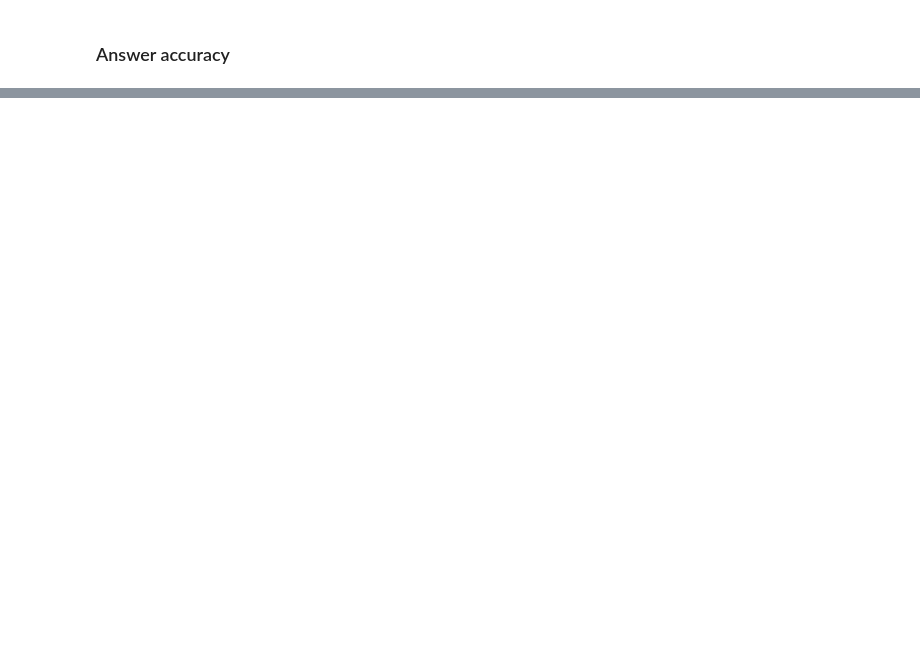
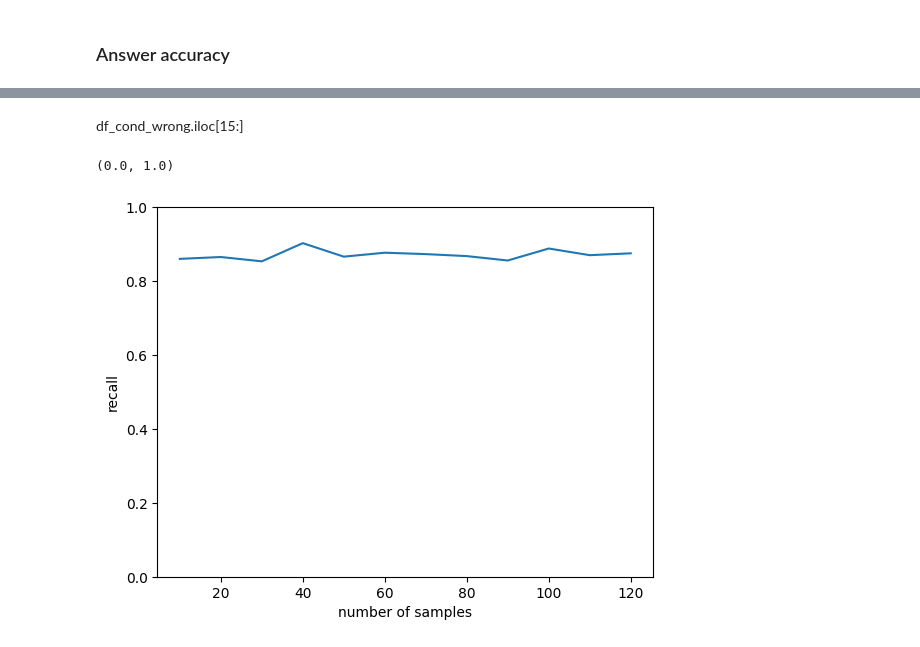
Before and after one commit to National-Zoning-Atlas/zoning-gpt, a Jupyter notebook: eeshakhanna/eval_diagnose.ipynb, the cells around one changed output, grey strips where cells are left out. Saved outputs shown, nothing was run; the diff lists cells and outputs as text; code cells hidden in the pictures; blank space fills up the shorter version.

```diff
--- a/eeshakhanna/eval_diagnose.ipynb
+++ b/eeshakhanna/eval_diagnose.ipynb
@@ -183,0 +225,45 @@ df_inc[df_inc["correct_page_searched"]]
+# %% [markdown]
+df_cond_wrong.iloc[15:]
+# %%
+df = pd.read_csv('../data/results/eval_gpt-4.csv')
+term = 'min_lot_size'
+df = df[df['term'] == term]
+# %%
+# recall
+df_recall = df.groupby(by=['town', 'district']).agg({"correct_page_searched": "sum"}).reset_index()
+df_recall["correct_search"] = df_recall["correct_page_searched"].apply(lambda x: 1 if x > 0 else 0)
+
+# acc
+df_acc = df.groupby(by=['town', 'district']).agg({"correct_answer": "sum"}).reset_index()
+df_acc["correct_acc"] = df_acc["correct_answer"].apply(lambda x: 1 if x > 0 else 0)
+# %%
+df_sample = df_recall.copy()
+df_sample["correct_acc"] = df_acc["correct_acc"]
+# %%
+n_all = [10, 20, 30, 40, 50, 60, 70, 80, 90, 100, 110, 120]
+
+recalls = []
+accs = []
+
+avg_over = 10
+
+for n in n_all:
+    total_recall = 0
+    total_accs = 0
+    for i in range(avg_over):
+        sample = df_sample.sample(n=n, replace=False)
+        sample_recall = sample['correct_search'].sum() / n
+        sample_acc = sample['correct_acc'].sum() / n
+        total_recall += sample_recall
+        total_accs += sample_acc
+    recalls.append(total_recall/avg_over)
+    accs.append(total_accs/avg_over)
+# %%
+import matplotlib.pyplot as plt
+plt.plot(n_all, recalls)
+plt.xlabel('number of samples')
+plt.ylabel('recall')
+plt.ylim(0, 1)
+# %% [output]
+(0.0, 1.0)
+[figure, added]
```
Also changed, not shown: parts of 33 cells of this notebook, 2 other files.
